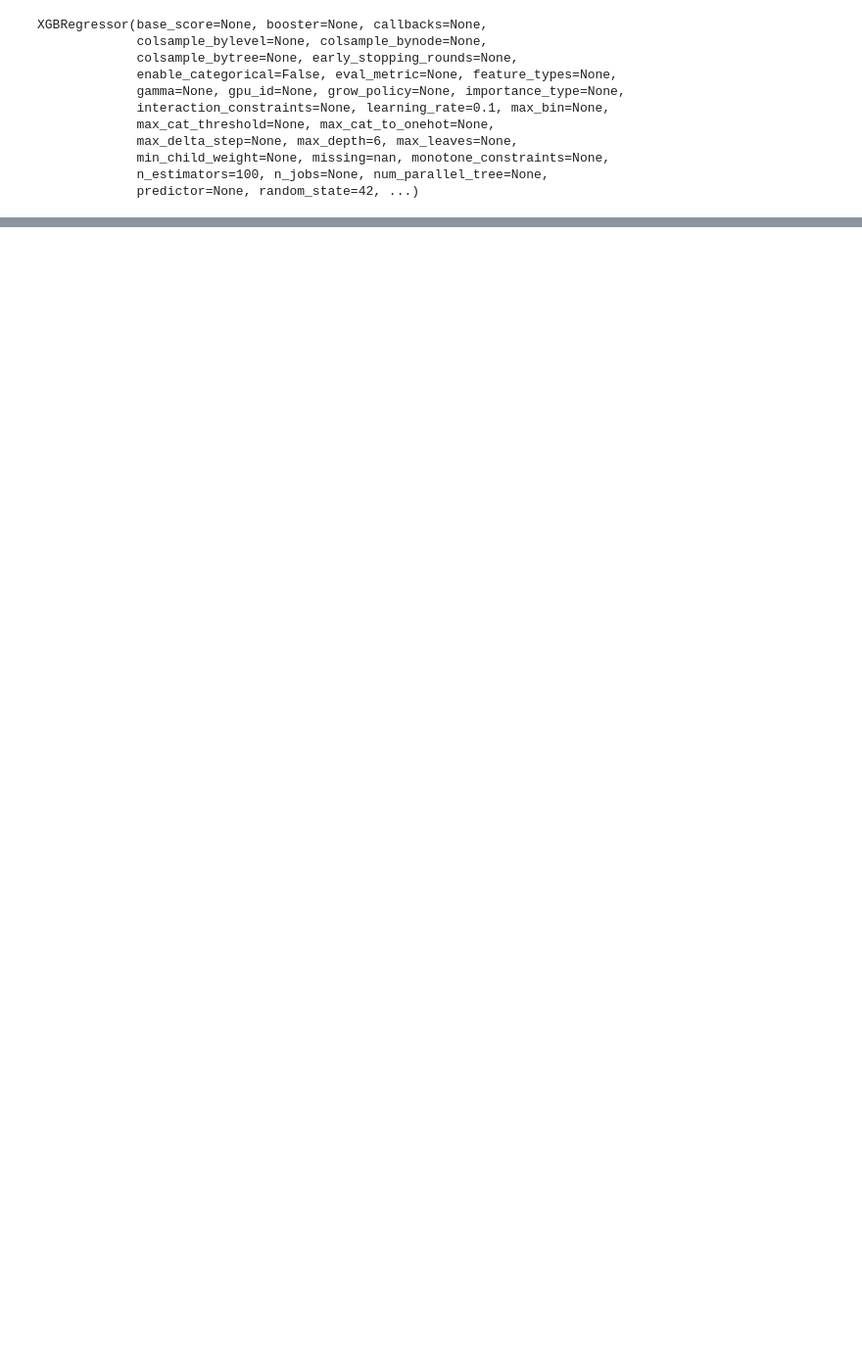
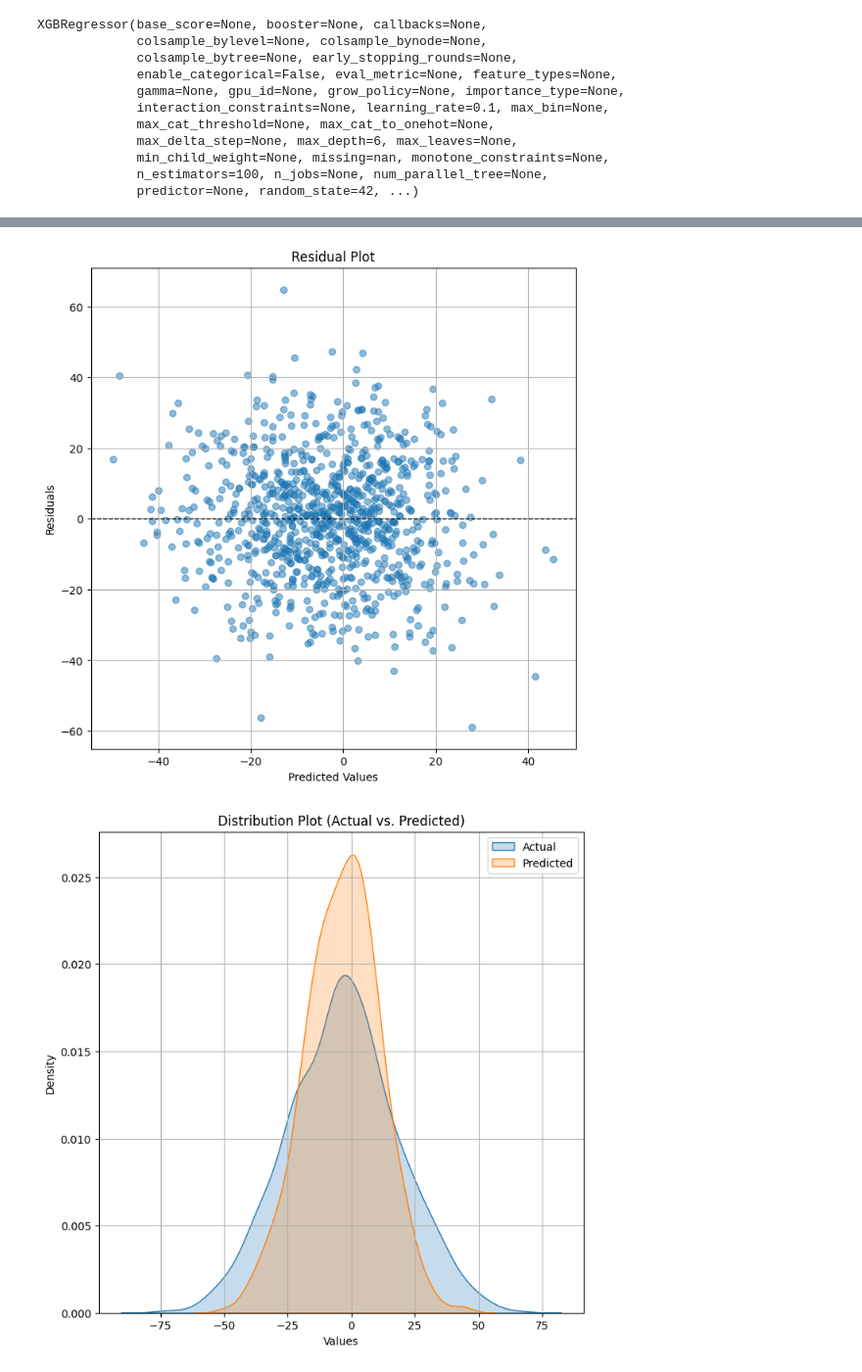
Before and after one commit to ty-hal/CFB-Point-Spread-Model, a Jupyter notebook: CFB_Model.ipynb, the cells around one changed output, grey strips where cells are left out. Shown at 98% size. Cells and saved outputs as stored; diff of their text form; code cells hidden in the pictures; blank space fills up the shorter version.

```diff
--- a/CFB_Model.ipynb
+++ b/CFB_Model.ipynb
@@ -460,0 +512,36 @@ Root Mean Squared Error (RMSE) of SEC CV data: 16.71181615142318
+# %%
+# Assuming you have an XGBoost model 'model' and have predictions 'y_pred' and actual values 'y_cv'
+
+# 1. Residual Plot - plot the residuals against predicted values.
+residuals = y_cv - y_pred
+plt.figure(figsize=(8, 8))
+plt.scatter(y_pred, residuals, alpha=0.5)
+plt.axhline(y=0, color='black', linestyle='--', linewidth=1)  # Add a horizontal line at y=0
+plt.xlabel("Predicted Values")
+plt.ylabel("Residuals")
+plt.title("Residual Plot")
+plt.grid(True)
+plt.show()
+
+
+# 2. Distribution Plot - a density plot or histogram for both the actual and predicted values on the same graph to compare their distributions
+plt.figure(figsize=(8, 8))
+sns.kdeplot(y_cv, label="Actual", shade=True)
+sns.kdeplot(y_pred, label="Predicted", shade=True)
+plt.xlabel("Values")
+plt.ylabel("Density")
+plt.title("Distribution Plot (Actual vs. Predicted)")
+plt.legend()
+plt.grid(True)
+plt.show()
+
+
+# 4. Error Heatmap - shows errors for different combinations of features, helping to identify feature interactions affecting the model.
+correlation_matrix = X_cv.corr()
+plt.figure(figsize=(10, 10))
+sns.heatmap(correlation_matrix, annot=True, cmap='coolwarm')
+plt.title("Error Heatmap")
+plt.show()
+# %% [output]
+[figure, added]
+[figure, added]
```
Also changed, not shown: parts of 15 cells of this notebook, 1 other file.
